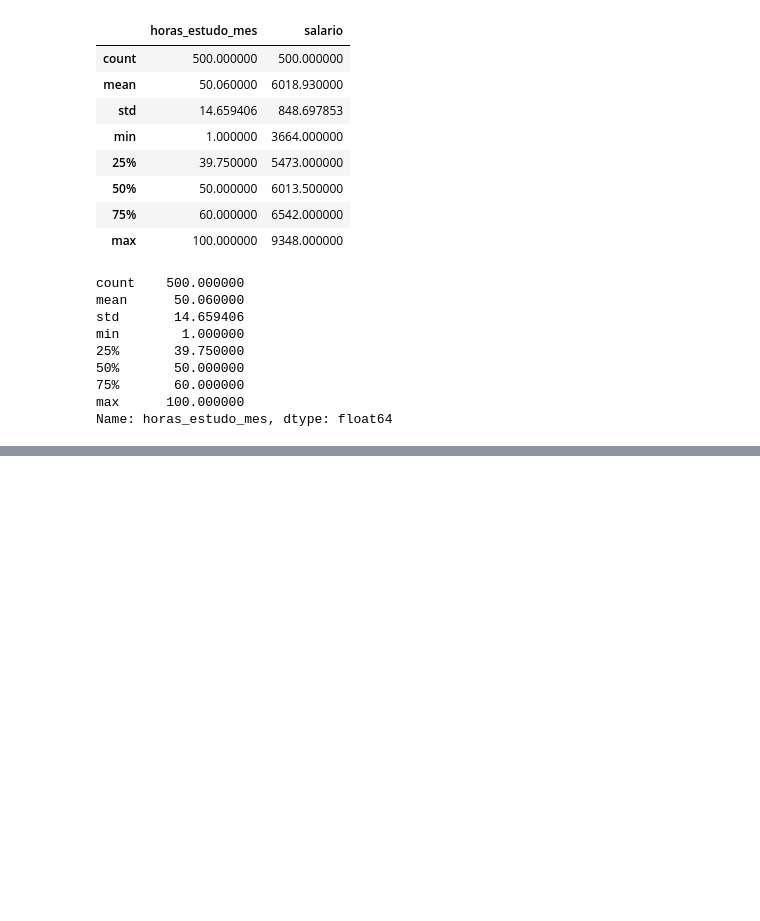
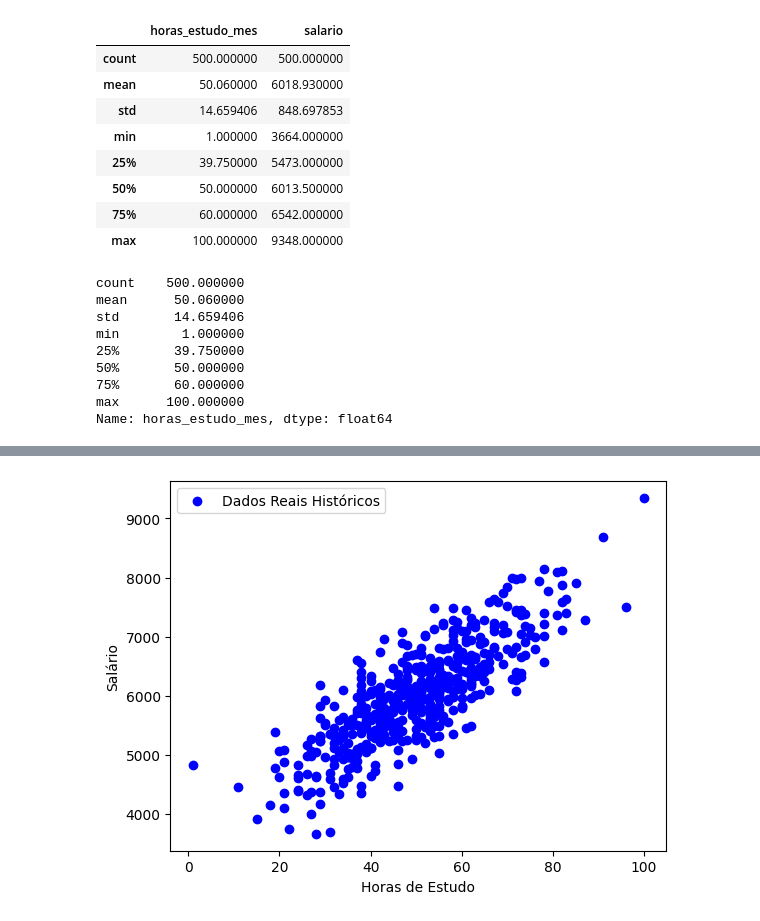
Before and after one commit to mateushlsilva/scikit-learn-aula, a Jupyter notebook: scikit-learn.ipynb, the cells around one changed output, grey strips where cells are left out. Cells and saved outputs as stored; diff of their text form; code cells hidden in the pictures; blank space fills up the shorter version.

```diff
--- a/scikit-learn.ipynb
+++ b/scikit-learn.ipynb
@@ -85,0 +88,2 @@ sns.histplot(data=df, x="horas_estudo_mes")
+# %%
+X = np.array(df['horas_estudo_mes'])
@@ -85,0 +94,12 @@ sns.histplot(data=df, x="horas_estudo_mes")
+# %%
+X = X.reshape(-1, 1)
+# %%
+y = df['salario']
+# %%
+plt. scatter(X,y, color='blue', label="Dados Reais Históricos")
+plt.xlabel("Horas de Estudo")
+plt.ylabel("Salário")
+plt.legend()
+plt.show()
+# %% [output]
+[figure, added]
```
Also changed, not shown: parts of 4 cells of this notebook.
